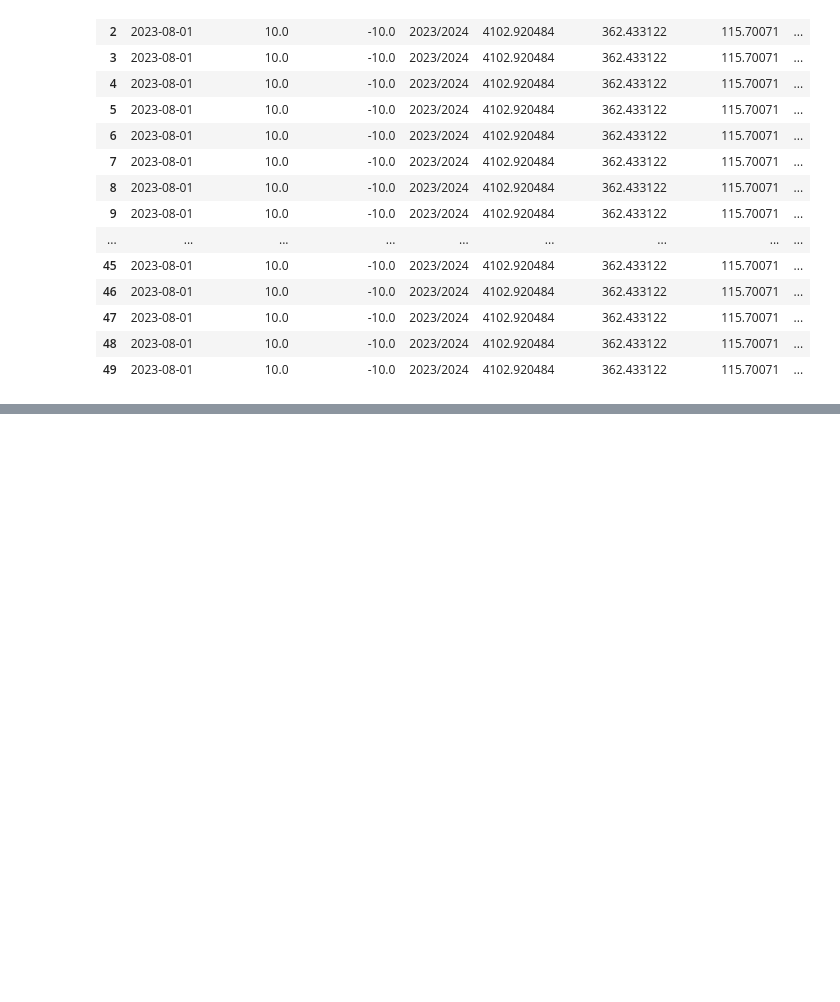
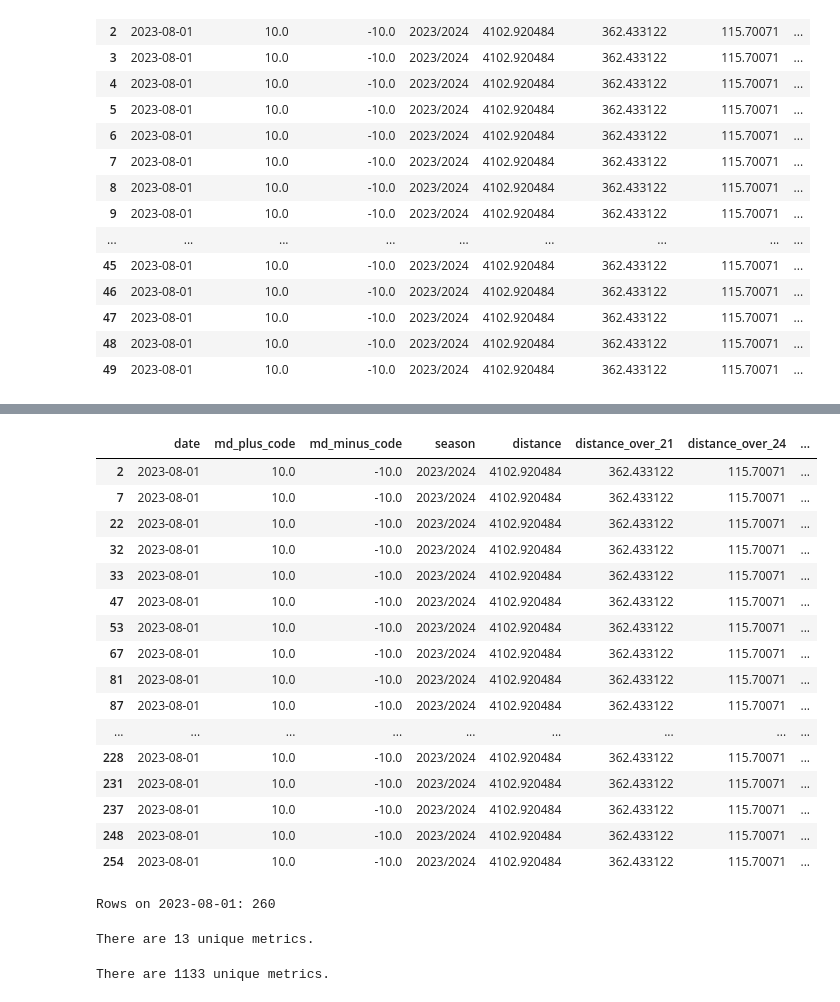
Before and after one commit to thomasrenwickm/Sports-Analytics-Project, a Jupyter notebook: EDA/merged_df.ipynb, the cells around one changed output, grey strips where cells are left out. Drawn from its saved outputs; the diff is of its cells as text; code cells hidden in the pictures; blank space fills up the shorter version.

```diff
--- a/EDA/merged_df.ipynb
+++ b/EDA/merged_df.ipynb
@@ -265,0 +317,43 @@ pre_clean_full_merge.head(50)
+# %%
+isometric_aug = pre_clean_full_merge[(pre_clean_full_merge['date']== '2023-08-01')& (pre_clean_full_merge['expression']=='dynamic')& (pre_clean_full_merge['movement']=='agility')]
+isometric_aug.head(50)
+# %% [output]
+|  | date | md_plus_code | md_minus_code | season | distance | distance_over_21 | distance_over_24 | ... |
+| 2 | 2023-08-01 | 10.0 | -10.0 | 2023/2024 | 4102.920484 | 362.433122 | 115.70071 | ... |
+| 7 | 2023-08-01 | 10.0 | -10.0 | 2023/2024 | 4102.920484 | 362.433122 | 115.70071 | ... |
+| 22 | 2023-08-01 | 10.0 | -10.0 | 2023/2024 | 4102.920484 | 362.433122 | 115.70071 | ... |
+| 32 | 2023-08-01 | 10.0 | -10.0 | 2023/2024 | 4102.920484 | 362.433122 | 115.70071 | ... |
+| 33 | 2023-08-01 | 10.0 | -10.0 | 2023/2024 | 4102.920484 | 362.433122 | 115.70071 | ... |
+| 47 | 2023-08-01 | 10.0 | -10.0 | 2023/2024 | 4102.920484 | 362.433122 | 115.70071 | ... |
+| 53 | 2023-08-01 | 10.0 | -10.0 | 2023/2024 | 4102.920484 | 362.433122 | 115.70071 | ... |
+| 67 | 2023-08-01 | 10.0 | -10.0 | 2023/2024 | 4102.920484 | 362.433122 | 115.70071 | ... |
+| 81 | 2023-08-01 | 10.0 | -10.0 | 2023/2024 | 4102.920484 | 362.433122 | 115.70071 | ... |
+| 87 | 2023-08-01 | 10.0 | -10.0 | 2023/2024 | 4102.920484 | 362.433122 | 115.70071 | ... |
+| ... | ... | ... | ... | ... | ... | ... | ... | ... |
+| 228 | 2023-08-01 | 10.0 | -10.0 | 2023/2024 | 4102.920484 | 362.433122 | 115.70071 | ... |
+| 231 | 2023-08-01 | 10.0 | -10.0 | 2023/2024 | 4102.920484 | 362.433122 | 115.70071 | ... |
+| 237 | 2023-08-01 | 10.0 | -10.0 | 2023/2024 | 4102.920484 | 362.433122 | 115.70071 | ... |
+| 248 | 2023-08-01 | 10.0 | -10.0 | 2023/2024 | 4102.920484 | 362.433122 | 115.70071 | ... |
+| 254 | 2023-08-01 | 10.0 | -10.0 | 2023/2024 | 4102.920484 | 362.433122 | 115.70071 | ... |
+# %%
+# Make sure you compare to a proper Timestamp
+target = pd.to_datetime("2023-08-01")
+
+# Boolean mask, then sum
+mask = pre_clean_full_merge['date'] == target
+count = mask.sum()
+print(f"Rows on {target.date()}: {count}")
+# %% [output]
+Rows on 2023-08-01: 260
+# %%
+# 1. Count of unique metrics
+num_metrics = pre_clean_full_merge['metric'].nunique()
+print(f"There are {num_metrics} unique metrics.")
+# %% [output]
+There are 13 unique metrics.
+# %%
+# 1. Count of unique metrics
+num_metrics = pre_clean_full_merge['recovery_value'].nunique()
+print(f"There are {num_metrics} unique metrics.")
+# %% [output]
+There are 1133 unique metrics.
```
Also changed, not shown: parts of 24 cells of this notebook.
